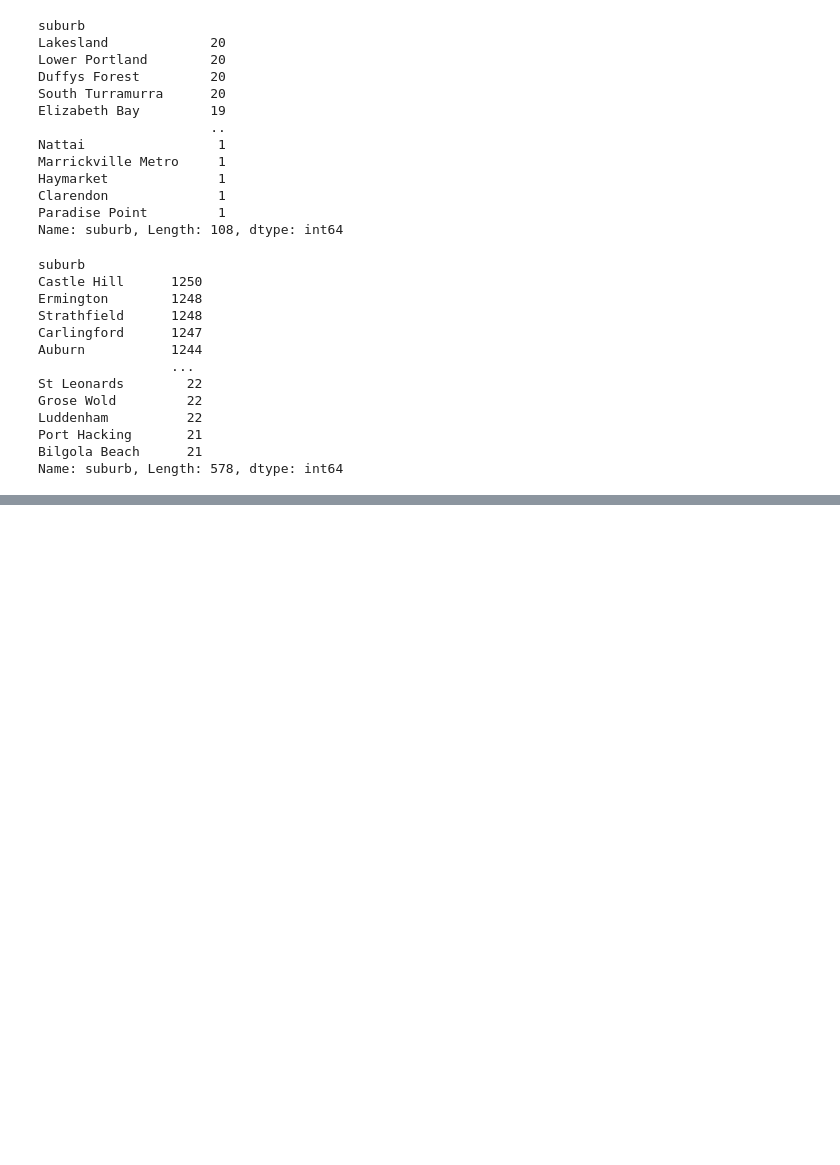
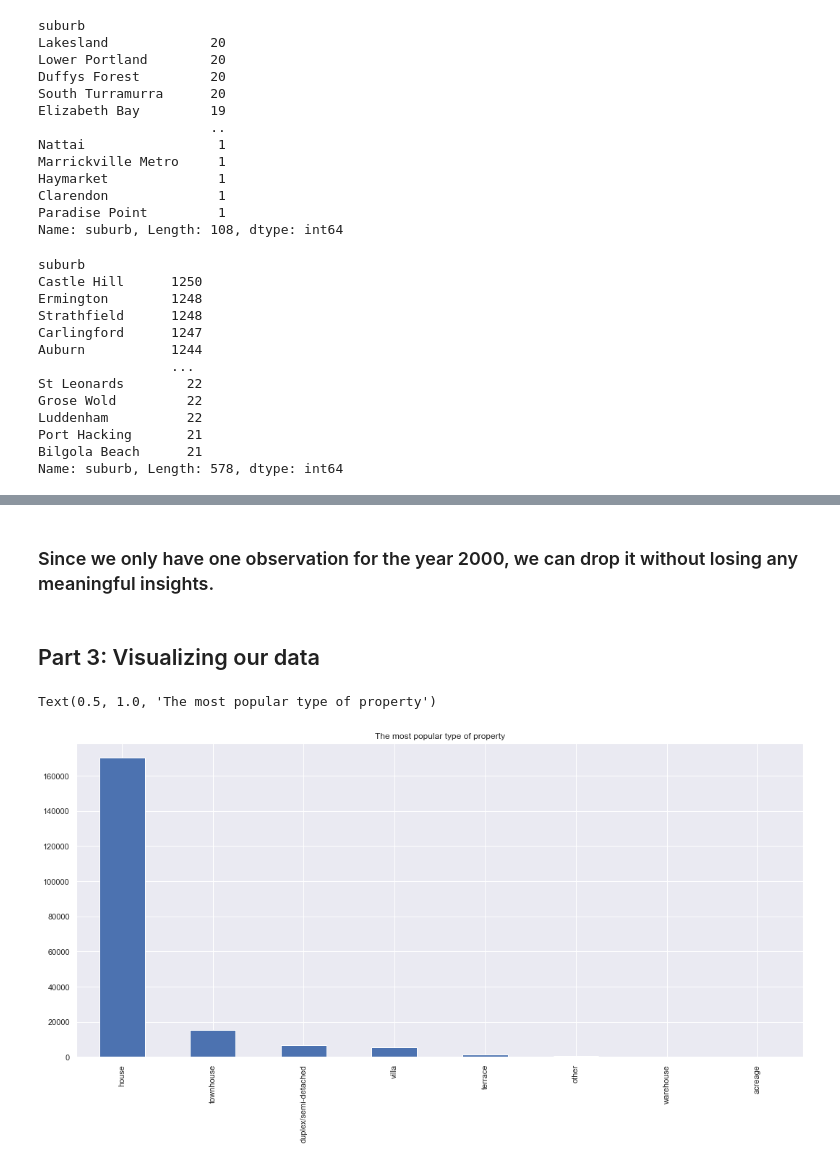
Before and after one commit to alex-lang-br/Prediction-project, a Jupyter notebook: Sydney_House_Pred.ipynb, the cells around one changed output, grey strips where cells are left out. Saved outputs shown, nothing was run; the diff lists cells and outputs as text; code cells hidden in the pictures; blank space fills up the shorter version.

```diff
--- a/Sydney_House_Pred.ipynb
+++ b/Sydney_House_Pred.ipynb
@@ -252,0 +263,2 @@ Name: suburb, Length: 578, dtype: int64
+# %% [markdown]
+### Since we only have one observation for the year 2000, we can drop it without losing any meaningful insights.
@@ -252,0 +268,10 @@ Name: suburb, Length: 578, dtype: int64
+# %% [markdown]
+## Part 3: Visualizing our data
+# %%
+sns.set_theme(style = 'darkgrid')
+# %%
+plt.figure(figsize= (18,8))
+house_price['propType'].value_counts().plot.bar().set_title("The most popular type of property")
+# %% [output]
+Text(0.5, 1.0, 'The most popular type of property')
+[figure, added]
```
Also changed, not shown: parts of 46 cells of this notebook.
